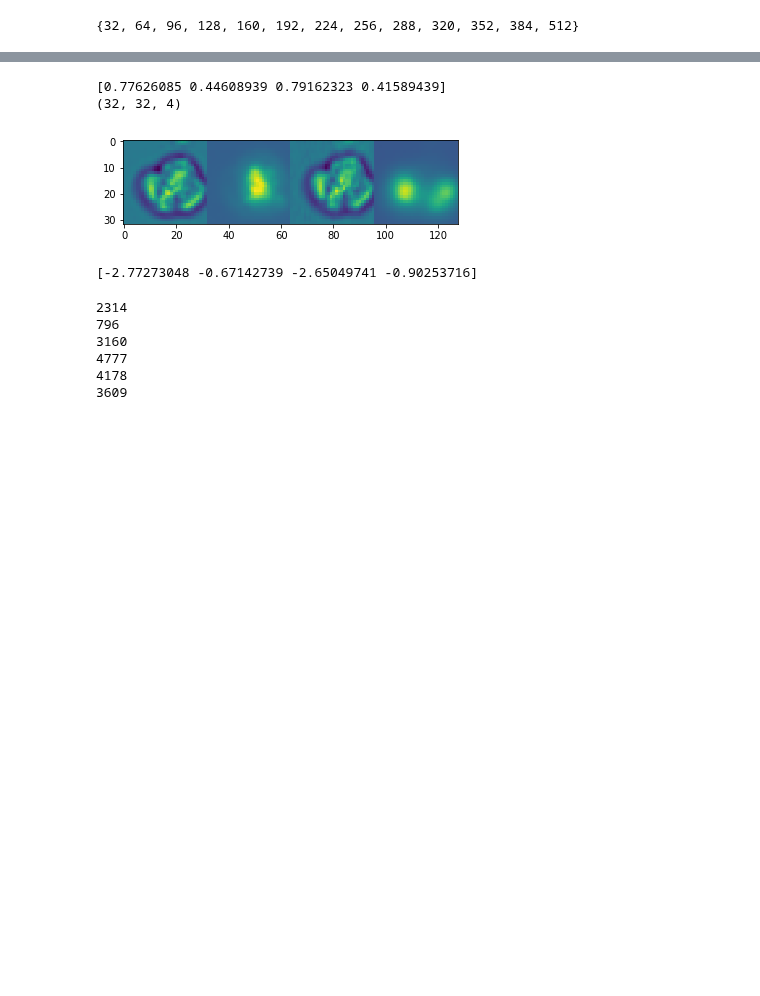
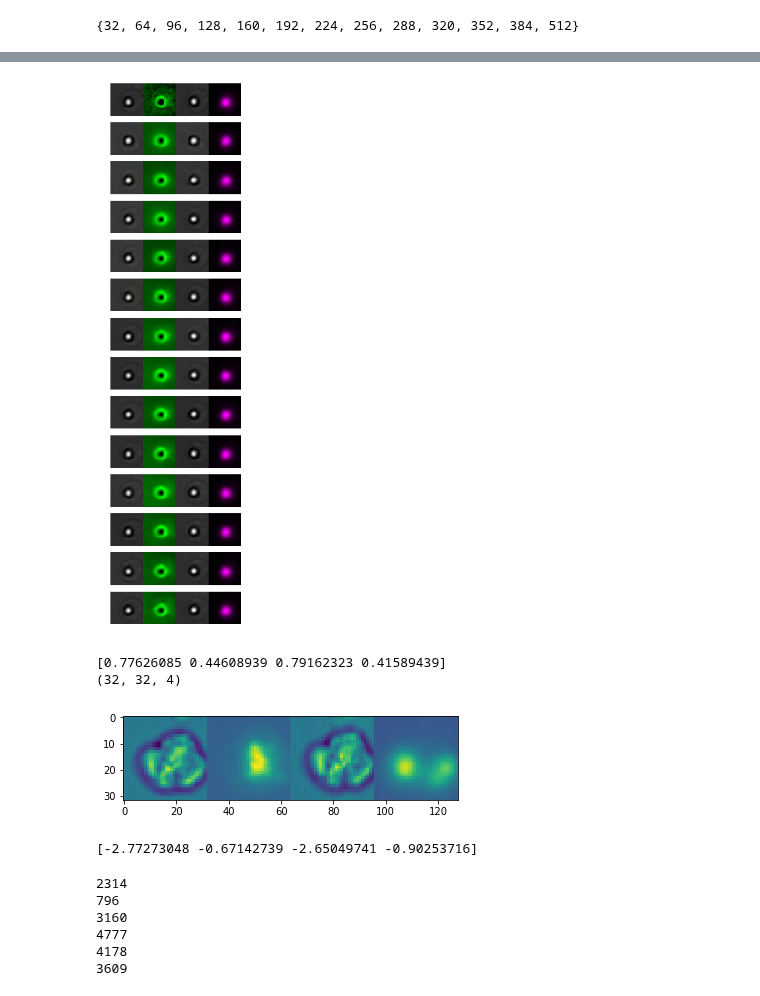
Before and after one commit to cwood1967/DeepLearning, a Jupyter notebook: autoencoder/LatentSpace/Untitled.ipynb, the cells around one changed output, grey strips where cells are left out. Saved outputs shown, nothing was run; the diff lists cells and outputs as text; code cells hidden in the pictures; blank space fills up the shorter version.

```diff
--- a/autoencoder/LatentSpace/Untitled.ipynb
+++ b/autoencoder/LatentSpace/Untitled.ipynb
@@ -327,0 +296,83 @@ plt.show()
+# %%
+from matplotlib.colors import LinearSegmentedColormap
+
+def normalize(x):
+    xmin = x.min()
+    xmax = x.max()
+    x = 255*(x - xmin)/(xmax - xmin)
+    return x.astype(np.int32)
+
+
+g_cmap = LinearSegmentedColormap.from_list('bgreen', ['#000000', '#00ff00'])
+m_cmap = LinearSegmentedColormap.from_list('bgreen', ['#000000', '#FF00FF'])
+r_cmap = LinearSegmentedColormap.from_list('bgreen', ['#000000', '#00ff00'])
+b_cmap = LinearSegmentedColormap.from_list('bgreen', ['#000000', '#0000ff'])
+
+orig = vv[ilist]
+print(orig.shape, ilist)
+keys = [x for x in dimages.keys() if x[1] == 27261]
+psi = 1
+plt.figure(figsize=(10,20))
+
+ni = 1  # did 7 already
+o = orig[ni]
+print("Images", ni, ilist[ni])
+row = np.zeros((32,32*4, 3), dtype=np.int32)
+row[:, 0:32, 0] = normalize(o[:,:,0])
+row[:, 0:32, 1] = normalize(o[:,:,0])
+row[:, 0:32, 2] = normalize(o[:,:,0])
+row[:, 32:64, 1] = normalize(o[:,:,1])
+row[:, 64:96, 0] = normalize(o[:,:,2])
+row[:, 64:96, 1] = normalize(o[:,:,2])
+row[:, 64:96, 2] = normalize(o[:,:,2])
+row[:, 96:128, 0] = normalize(o[:,:,3])
+row[:, 96:128, 2] = normalize(o[:,:,3])
+plt.subplot(15, 1, psi)
+plt.imshow(row, cmap='gray')
+plt.axis('off')
+psi += 1
+
+for k in sorted(keys):
+#     print(k)
+    z = dimages[k][ni]
+    o = orig[ni]
+#     print(z.shape)
+
+    row = np.zeros((32,32*4, 3), dtype=np.int32)
+    title = str(k[0]).zfill(4) + "_" + str(k[1]) + ".tif"
+    print(title)
+
+    c1 = normalize(z[:,:,0])
+    t1 = str(ni).zfill(3) + "_" + str(k[0]).zfill(4) + "_" + str(k[1]) + "_c1.tif"
+    c2 = normalize(z[:,:,1])
+    t2 = str(ni).zfill(3) + "_" + str(k[0]).zfill(4) + "_" + str(k[1]) + "_c2.tif"
+    c3 = normalize(z[:,:,2])
+    t3 = str(ni).zfill(3) + "_" + str(k[0]).zfill(4) + "_" + str(k[1]) + "_c3.tif"
+    c4 = normalize(z[:,:,3])
+    t4 = str(ni).zfill(3) + "_" + str(k[0]).zfill(4) + "_" + str(k[1]) + "_c4.tif"
+
+    idir = '/media/cjw/ls_images/'
+    plt.imsave(idir + t1, c1, cmap='gray')
+    plt.imsave(idir + t2, c2, cmap='gray')
+    plt.imsave(idir + t3, c3, cmap='gray')
+    plt.imsave(idir + t4, c4, cmap='gray')
+
+    row[:, 0:32, 0] = normalize(z[:,:,0])
+    row[:, 0:32, 1] = normalize(z[:,:,0])
+    row[:, 0:32, 2] = normalize(z[:,:,0])
+
+    row[:, 32:64, 1] = normalize(z[:,:,1])
+#     row[:, 32:64, 2] = normalize(z[:,:,1])
+
+    row[:, 64:96, 0] = normalize(z[:,:,2])
+    row[:, 64:96, 1] = normalize(z[:,:,2])
+    row[:, 64:96, 2] = normalize(z[:,:,2])
+
+    row[:, 96:128, 0] = normalize(z[:,:,3])
+    row[:, 96:128, 2] = normalize(z[:,:,3])
+    plt.subplot(15, 1, psi)
+    plt.imshow(row, cmap=m_cmap)
+    plt.axis('off')
+    psi += 1
+plt.show()
+# %% [output]
@@ -328,3 +395,4 @@ plt.show()
+[figure, added]
 # %%
 x1 = orig[3]
 print(np.max(x1, axis=(0, 1)))
```
Also changed, not shown: parts of 8 cells of this notebook, 3 other files.
